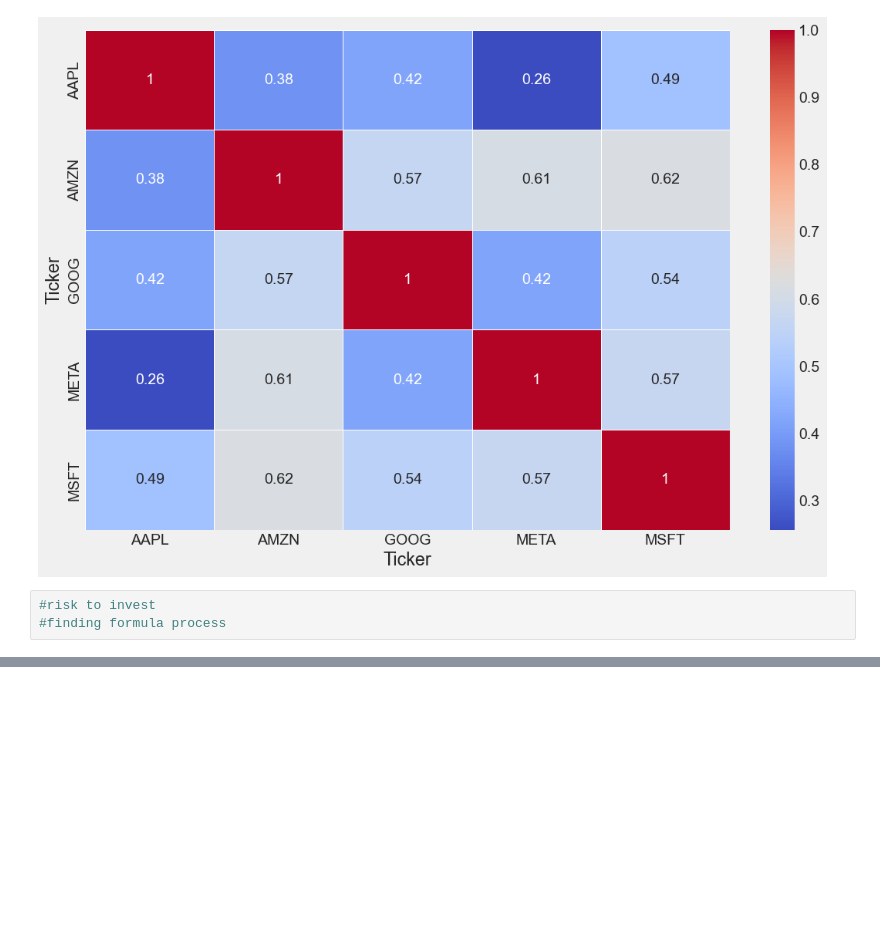
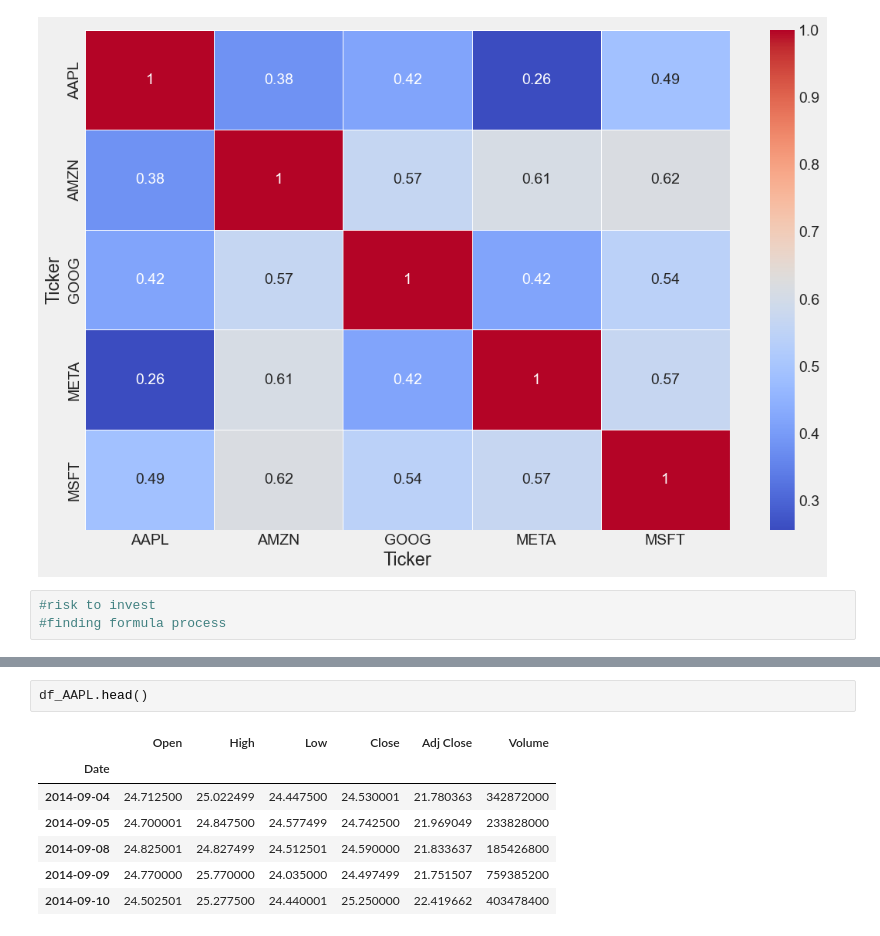
Before and after one commit to DioSurreal/Stock-Market-Analysis-and-Prediction-using-LSTM-and-PyTorch, a Jupyter notebook: AnalysisAndPrediction.ipynb, the cells around one changed output, grey strips where cells are left out. Saved outputs shown, nothing was run; the diff lists cells and outputs as text; blank space fills up the shorter version.

```diff
--- a/AnalysisAndPrediction.ipynb
+++ b/AnalysisAndPrediction.ipynb
@@ -247,0 +265,10 @@ plt.show()
+# %%
+df_AAPL.head()
+# %% [output]
+|  | Open | High | Low | Close | Adj Close | Volume |
+| Date |  |  |  |  |  |  |
+| 2014-09-04 | 24.712500 | 25.022499 | 24.447500 | 24.530001 | 21.780363 | 342872000 |
+| 2014-09-05 | 24.700001 | 24.847500 | 24.577499 | 24.742500 | 21.969049 | 233828000 |
+| 2014-09-08 | 24.825001 | 24.827499 | 24.512501 | 24.590000 | 21.833637 | 185426800 |
+| 2014-09-09 | 24.770000 | 25.770000 | 24.035000 | 24.497499 | 21.751507 | 759385200 |
+| 2014-09-10 | 24.502501 | 25.277500 | 24.440001 | 25.250000 | 22.419662 | 403478400 |
```
Also changed, not shown: parts of 7 cells of this notebook.
